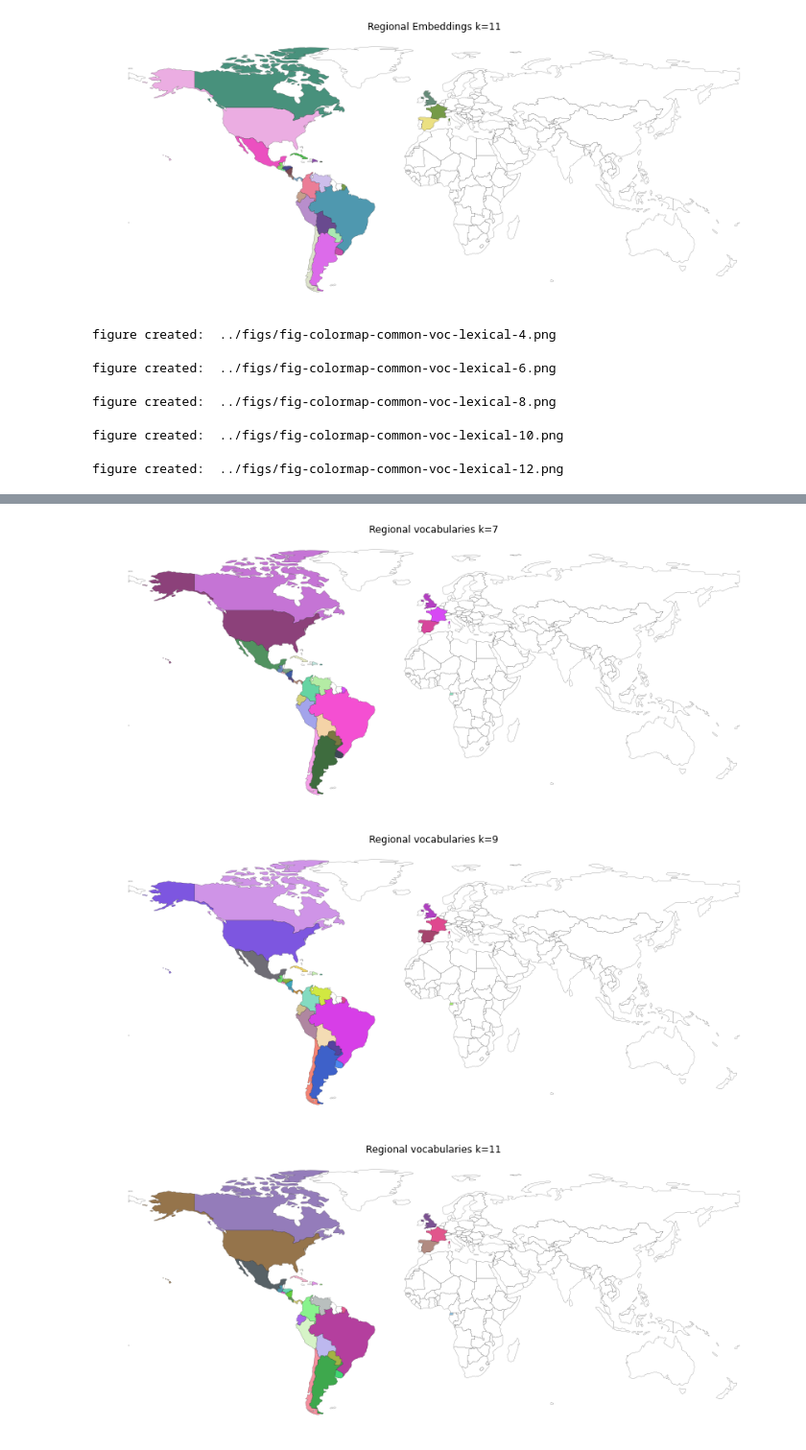
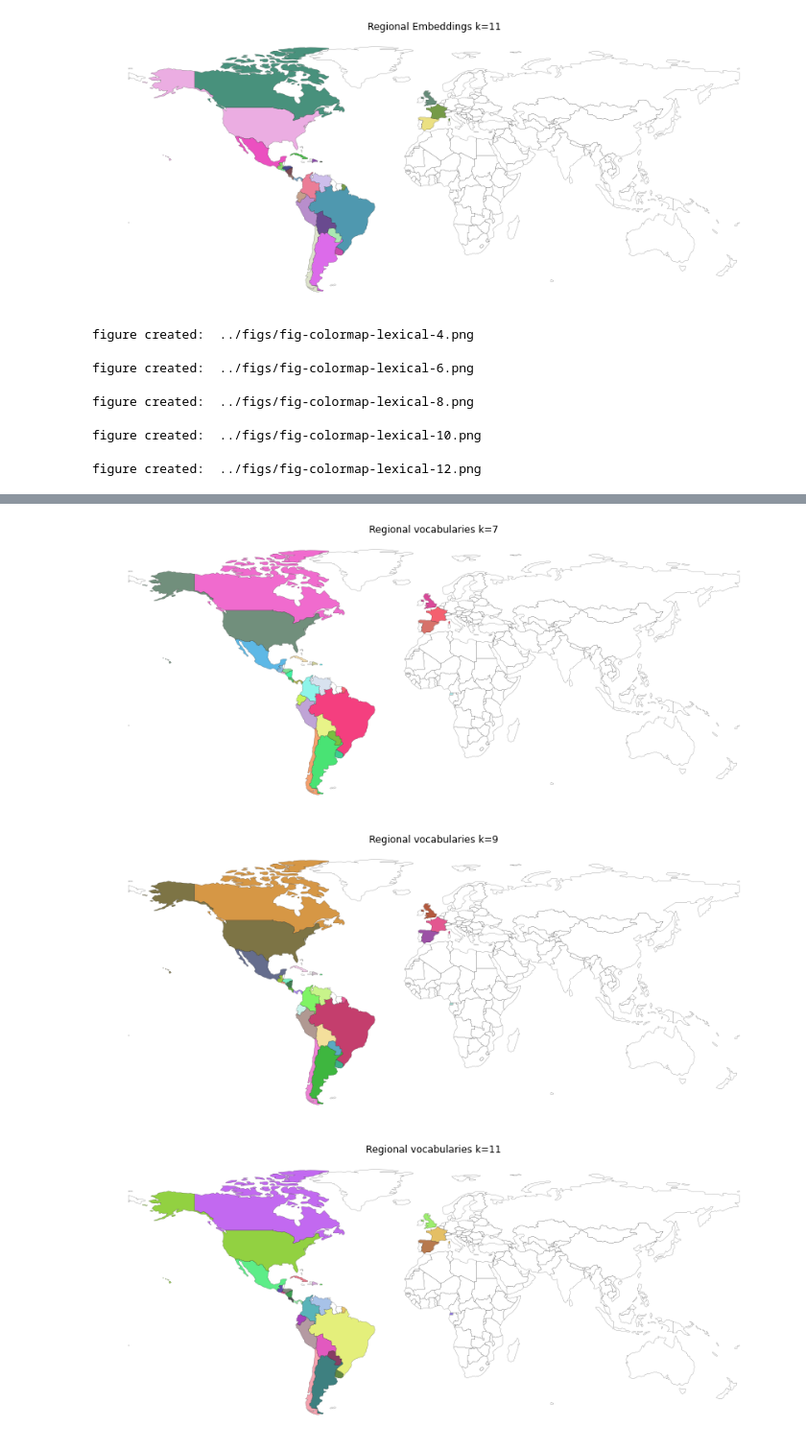
Before and after one commit to INGEOTEC/RegionalSpanish, a Jupyter notebook: notebooks/map_RGB.ipynb, the cells around one changed output, grey strips where cells are left out. Shown at 96% size. Saved outputs shown, nothing was run; the diff lists cells and outputs as text; code cells hidden in the pictures.

```diff
--- a/notebooks/map_RGB.ipynb
+++ b/notebooks/map_RGB.ipynb
@@ -95,7 +95,7 @@ figure created:  ../figs/fig-colormap-common-voc-semantic-12.png
 [figure]
 [figure]
 # %%
-for fname in glob.glob("../data/SpanishLang/colormap-common-voc-lexical-*.csv"):
+for fname in glob.glob("../data/SpanishLang/colormap-lexical-*.csv"):
     #fname = "region-emo-colors-clustering-umap-12.json"
     name = os.path.basename(fname[:-4])
     k = int(name.split("-")[-1]) - 1
@@ -103,8 +103,8 @@ for fname in glob.glob("../data/SpanishLang/colormap-common-voc-lexical-*.csv"):
     map_fname = "../figs/fig-" + name + ".png"
     create_map_RGB(fname, map_fname, img_title)
 # %% [output]
-figure created:  ../figs/fig-colormap-common-voc-lexical-4.png
+figure created:  ../figs/fig-colormap-lexical-4.png
-figure created:  ../figs/fig-colormap-common-voc-lexical-6.png
+figure created:  ../figs/fig-colormap-lexical-6.png
-figure created:  ../figs/fig-colormap-common-voc-lexical-8.png
+figure created:  ../figs/fig-colormap-lexical-8.png
-figure created:  ../figs/fig-colormap-common-voc-lexical-10.png
+figure created:  ../figs/fig-colormap-lexical-10.png
-figure created:  ../figs/fig-colormap-common-voc-lexical-12.png
+figure created:  ../figs/fig-colormap-lexical-12.png
@@ -113,3 +113,3 @@ figure created:  ../figs/fig-colormap-common-voc-lexical-12.png
-[figure, old version]
+[figure, new version]
-[figure, old version]
+[figure, new version]
-[figure, old version]
+[figure, new version]
```
Also changed, not shown: parts of 1 cell of this notebook, 35 other files.
